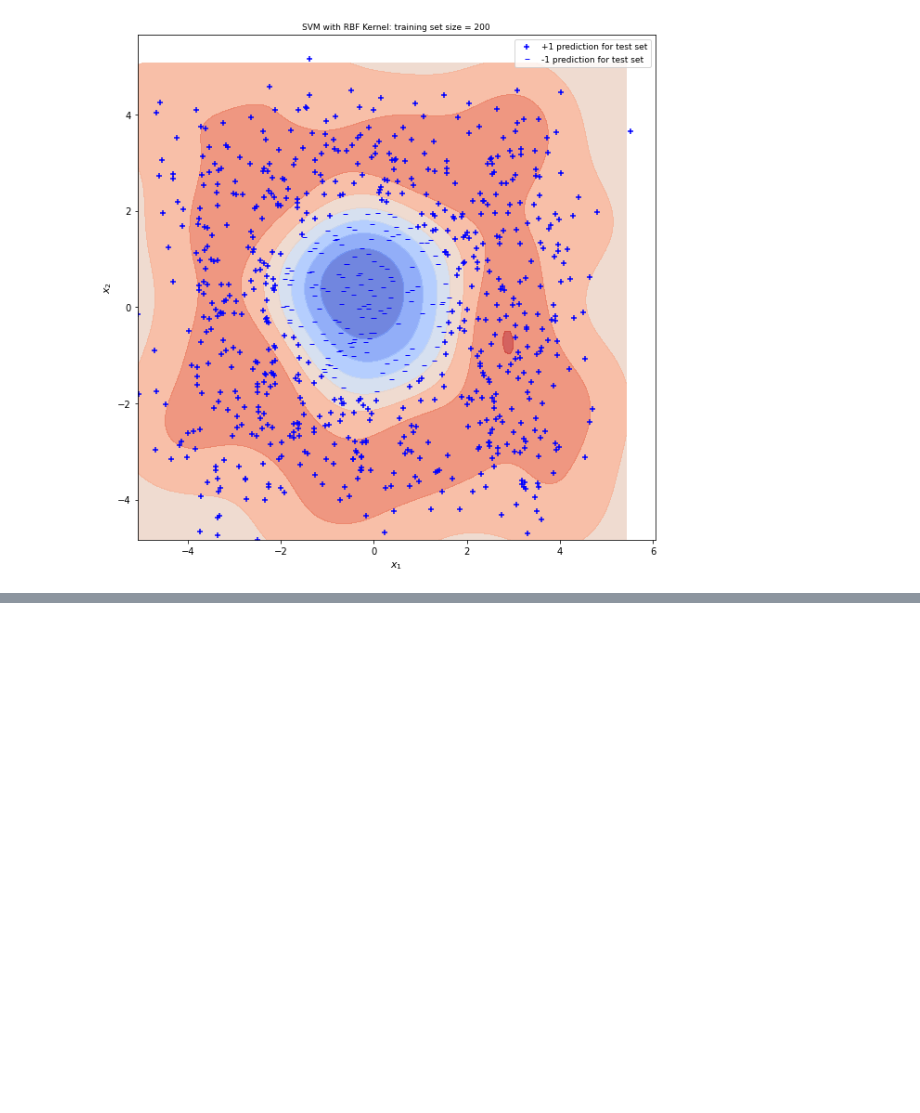
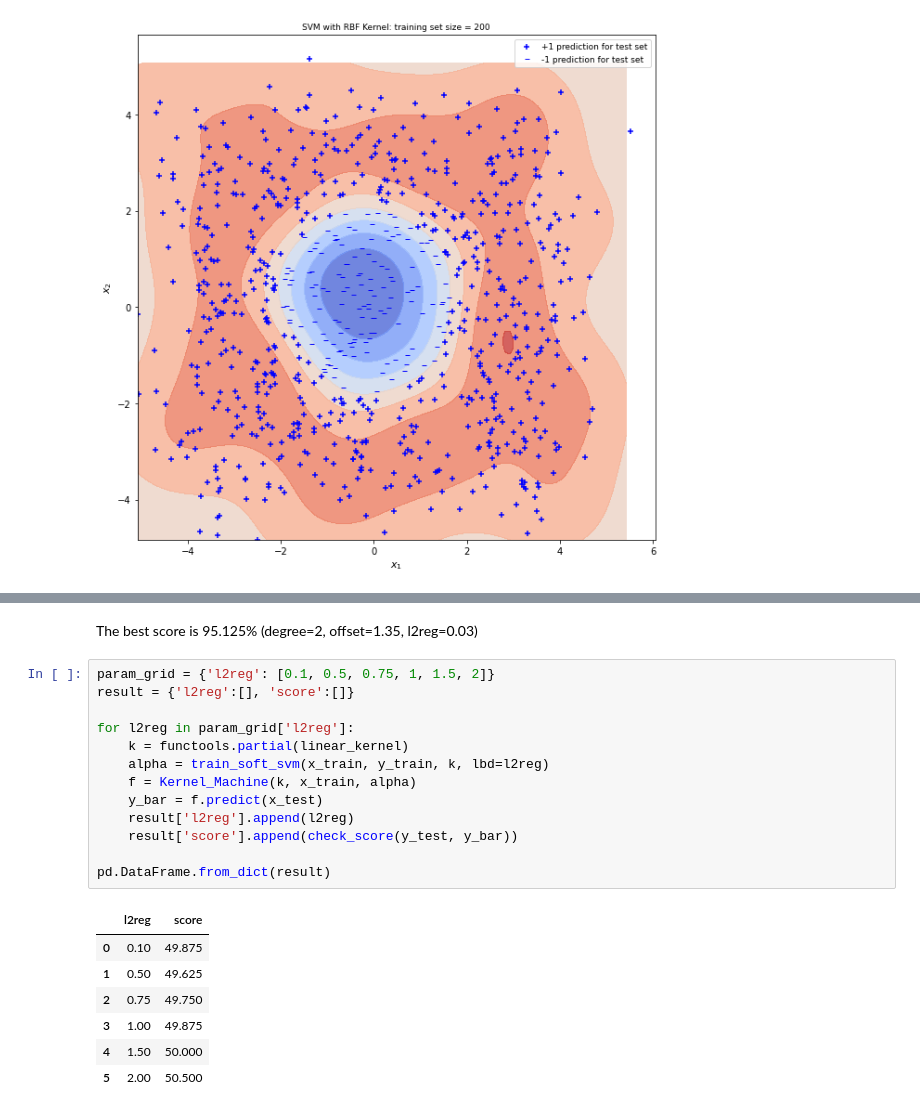
Before and after one commit to alexxvives/NYU, a Jupyter notebook: DS-GA 1003 (Machine Learning)/Homework/Homework 3/Homework3_code.ipynb, the cells around one changed output, grey strips where cells are left out. Saved outputs shown, nothing was run; the diff lists cells and outputs as text; blank space fills up the shorter version.

```diff
--- a/DS-GA 1003 (Machine Learning)/Homework/Homework 3/Homework3_code.ipynb
+++ b/DS-GA 1003 (Machine Learning)/Homework/Homework 3/Homework3_code.ipynb
@@ -1068,0 +1038,23 @@ a['score'].max()
+# %% [markdown]
+The best score is 95.125% (degree=2, offset=1.35, l2reg=0.03)
+# %%
+param_grid = {'l2reg': [0.1, 0.5, 0.75, 1, 1.5, 2]}
+result = {'l2reg':[], 'score':[]}
+
+for l2reg in param_grid['l2reg']:
+    k = functools.partial(linear_kernel)
+    alpha = train_soft_svm(x_train, y_train, k, lbd=l2reg)
+    f = Kernel_Machine(k, x_train, alpha)
+    y_bar = f.predict(x_test)
+    result['l2reg'].append(l2reg)
+    result['score'].append(check_score(y_test, y_bar))
+
+pd.DataFrame.from_dict(result)
+# %% [output]
+|  | l2reg | score |
+| 0 | 0.10 | 49.875 |
+| 1 | 0.50 | 49.625 |
+| 2 | 0.75 | 49.750 |
+| 3 | 1.00 | 49.875 |
+| 4 | 1.50 | 50.000 |
+| 5 | 2.00 | 50.500 |
```
Also changed, not shown: parts of 26 cells of this notebook.
